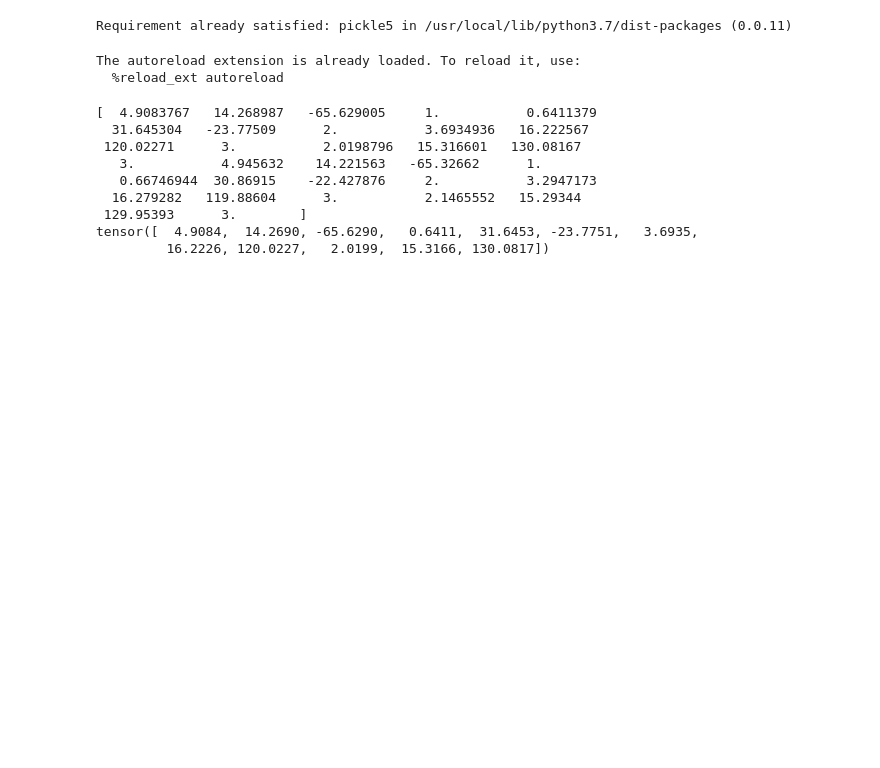
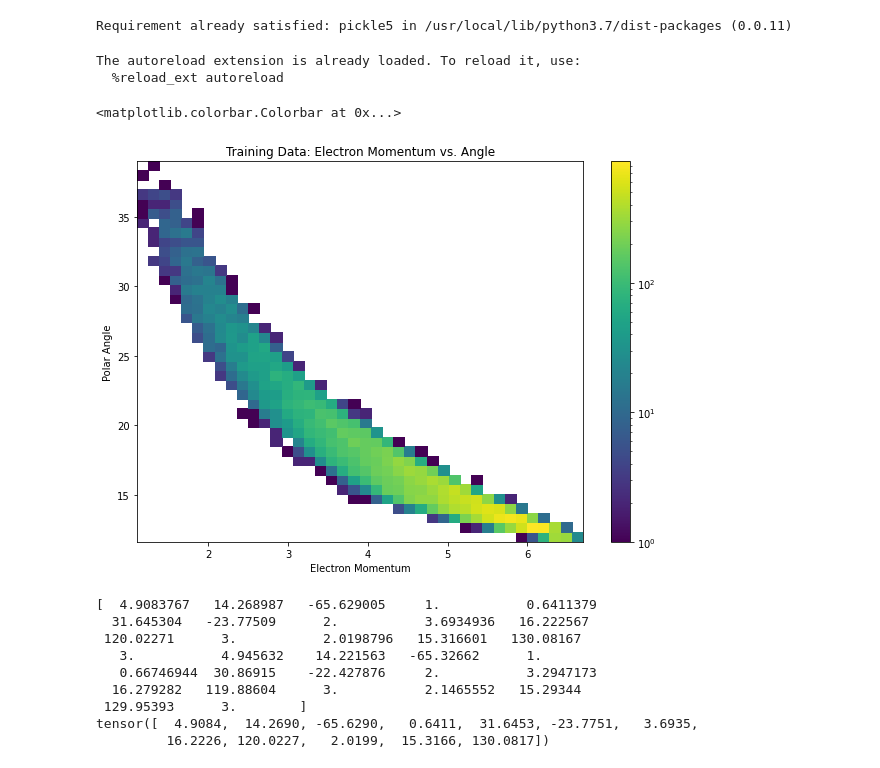
Before and after one commit to Sangbaek/pytorch-normalizing-flows, a Jupyter notebook: Personal_nflib1.ipynb, the cells around one changed output. Cells and saved outputs as stored; diff of their text form; code cells hidden in the pictures; blank space fills up the shorter version.

```diff
--- a/Personal_nflib1.ipynb
+++ b/Personal_nflib1.ipynb
@@ -102,21 +106,20 @@ class dataXZ:
 # %%
-xz = dataXZ()
-z = xz.z
-x = xz.x
-
 #Let's look at the data
 sampleDict = xz.sample(30000) #Get a subset of the datapoints
 x = sampleDict["xwithoutPid"][:, 0:2] #For now, only
 #print(x)
 fig, ax = plt.subplots(figsize =(10, 7))
 ax.set_xlabel("Electron Momentum")
 ax.set_ylabel("Polar Angle")
 #plt.scatter(x[:,0], x[:,1], c='g', s=5)
-
+plt.title('Training Data: Electron Momentum vs. Angle')
 x= x.detach().numpy()
 
 plt.hist2d(x[:,0], x[:,1],bins =[40, 40],norm=mpl.colors.LogNorm())# cmap = plt.cm.nipy_spectral)
 plt.colorbar()
+# %% [output]
+<matplotlib.colorbar.Colorbar at 0x...>
+[figure, added]
 # %%
 sampleDict = xz.sample(100)
 print(sampleDict["xz"][0])
```
Also changed, not shown: parts of 2 cells of this notebook.
